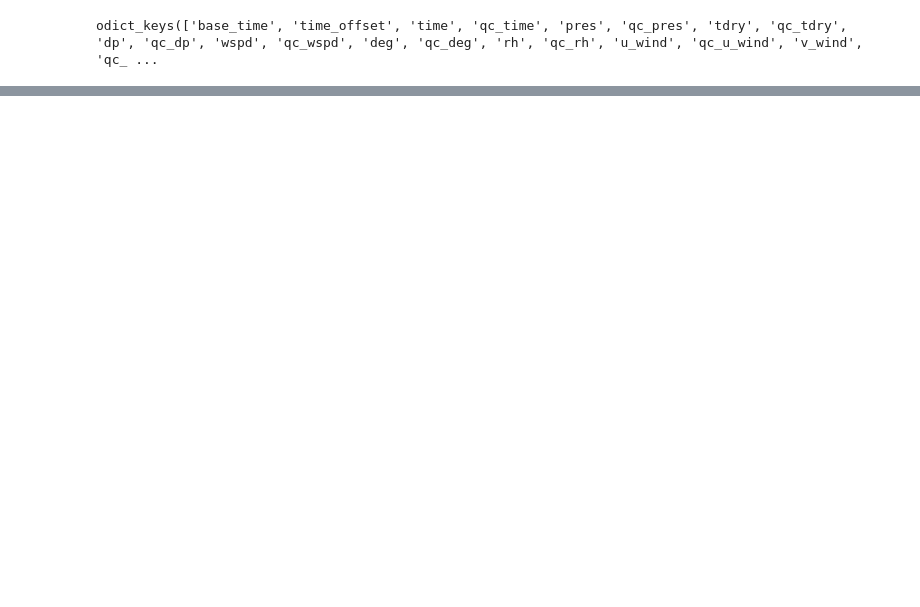
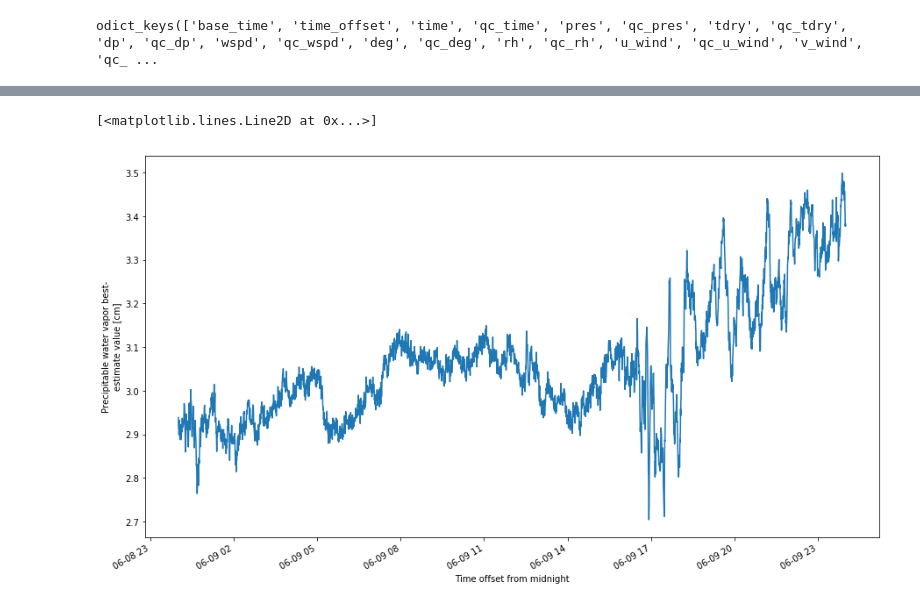
Before and after one commit to ANL-DIGR/arm-summer-2018, a Jupyter notebook: group5/Investigating data on clouds and cloud fraction.ipynb, the cells around one changed output, grey strips where cells are left out. Saved outputs shown, nothing was run; the diff lists cells and outputs as text; code cells hidden in the pictures; blank space fills up the shorter version.

```diff
--- a/group5/Investigating data on clouds and cloud fraction.ipynb
+++ b/group5/Investigating data on clouds and cloud fraction.ipynb
@@ -74,0 +110,6 @@ p[0]
+# %%
+my_fig = plt.figure(figsize=[15,8])
+mwrret.be_pwv.plot()
+# %% [output]
+[<matplotlib.lines.Line2D at 0x...>]
+[figure, added]
```
Also changed, not shown: parts of 24 cells of this notebook, 1 other file.
